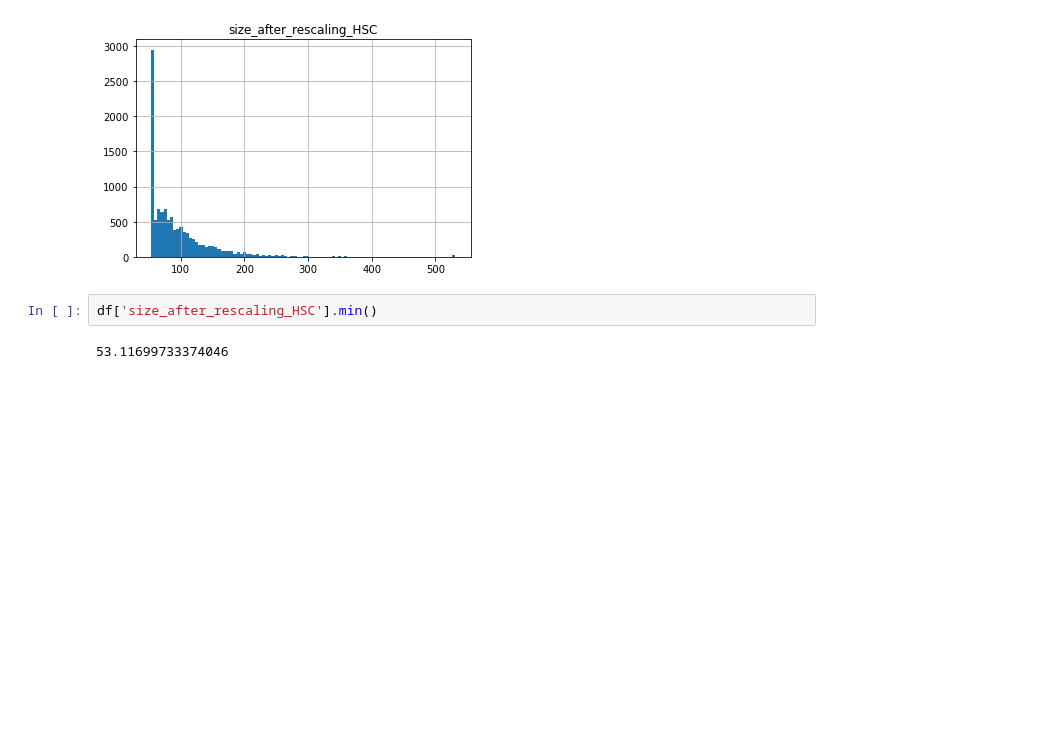
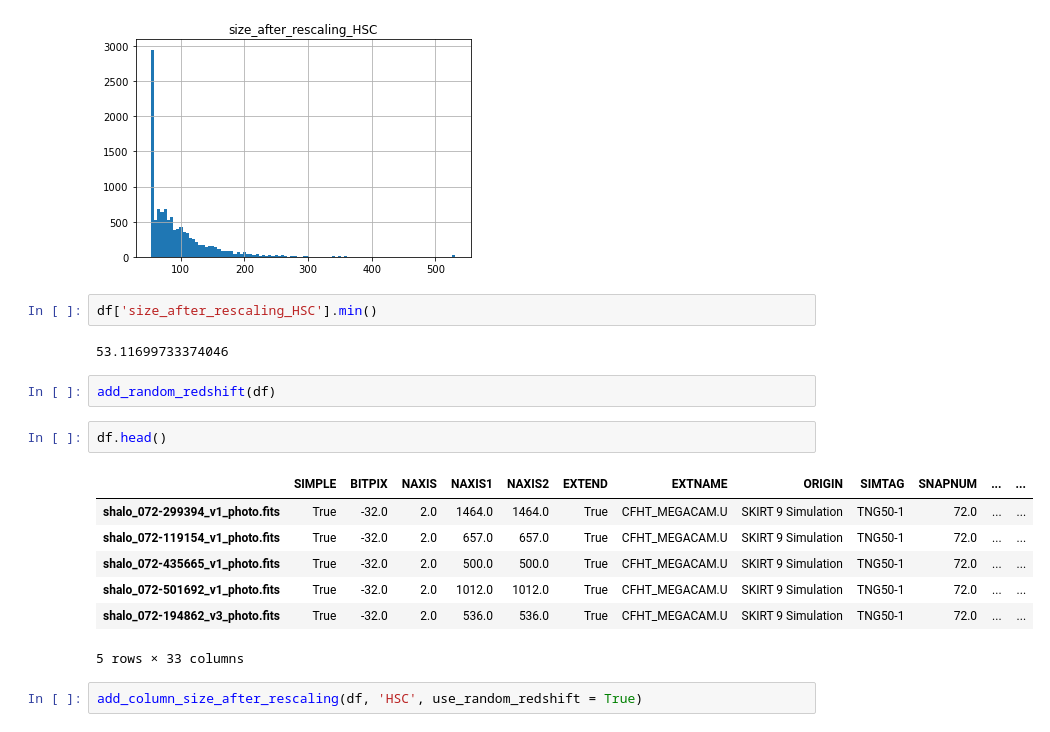
Before and after one commit to astroinfo-hacks/2023-imgen-diffusion, a Jupyter notebook: transformations/find_image_sizes_after_rescaling.ipynb, the cells around one changed output. Saved outputs shown, nothing was run; the diff lists cells and outputs as text; blank space fills up the shorter version.

```diff
--- a/transformations/find_image_sizes_after_rescaling.ipynb
+++ b/transformations/find_image_sizes_after_rescaling.ipynb
@@ -75,3 +85,17 @@ array([[<AxesSubplot:title={'center':'size_after_rescaling_HSC'}>]],
 df['size_after_rescaling_HSC'].min()
 # %% [output]
 53.11699733374046
+# %%
+add_random_redshift(df)
+# %%
+df.head()
+# %% [output]
+|  | SIMPLE | BITPIX | NAXIS | NAXIS1 | NAXIS2 | EXTEND | EXTNAME | ORIGIN | SIMTAG | SNAPNUM | ... | ... |
+| shalo_072-299394_v1_photo.fits | True | -32.0 | 2.0 | 1464.0 | 1464.0 | True | CFHT_MEGACAM.U | SKIRT 9 Simulation | TNG50-1 | 72.0 | ... | ... |
+| shalo_072-119154_v1_photo.fits | True | -32.0 | 2.0 | 657.0 | 657.0 | True | CFHT_MEGACAM.U | SKIRT 9 Simulation | TNG50-1 | 72.0 | ... | ... |
+| shalo_072-435665_v1_photo.fits | True | -32.0 | 2.0 | 500.0 | 500.0 | True | CFHT_MEGACAM.U | SKIRT 9 Simulation | TNG50-1 | 72.0 | ... | ... |
+| shalo_072-501692_v1_photo.fits | True | -32.0 | 2.0 | 1012.0 | 1012.0 | True | CFHT_MEGACAM.U | SKIRT 9 Simulation | TNG50-1 | 72.0 | ... | ... |
+| shalo_072-194862_v3_photo.fits | True | -32.0 | 2.0 | 536.0 | 536.0 | True | CFHT_MEGACAM.U | SKIRT 9 Simulation | TNG50-1 | 72.0 | ... | ... |
+5 rows × 33 columns
+# %%
+add_column_size_after_rescaling(df, 'HSC', use_random_redshift = True)
```
Also changed, not shown: parts of 3 cells of this notebook.
